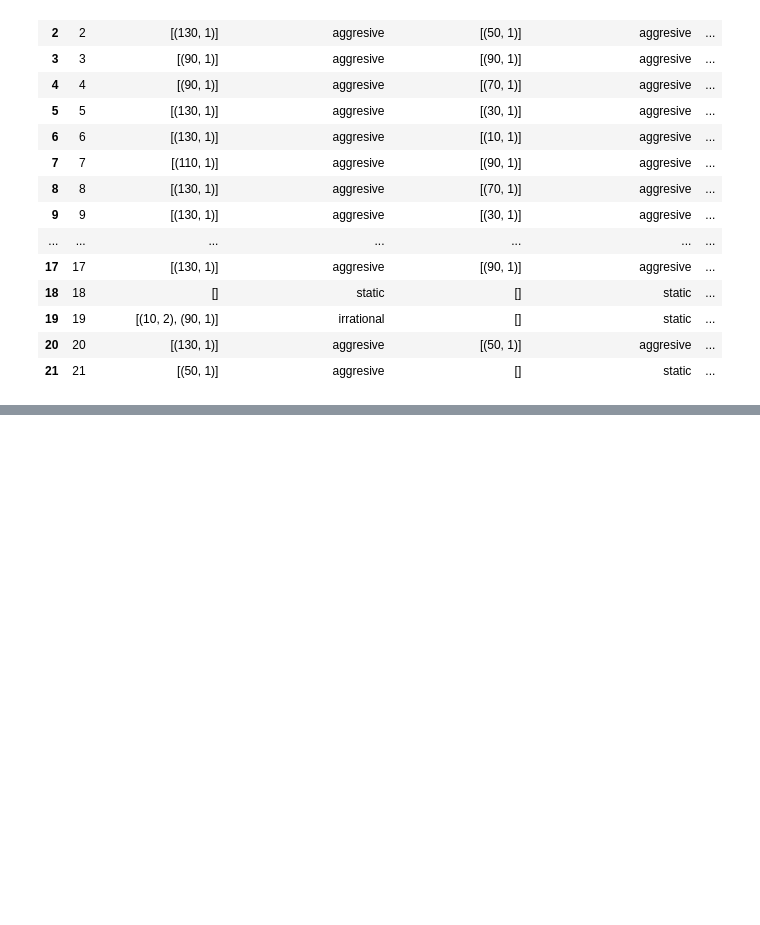
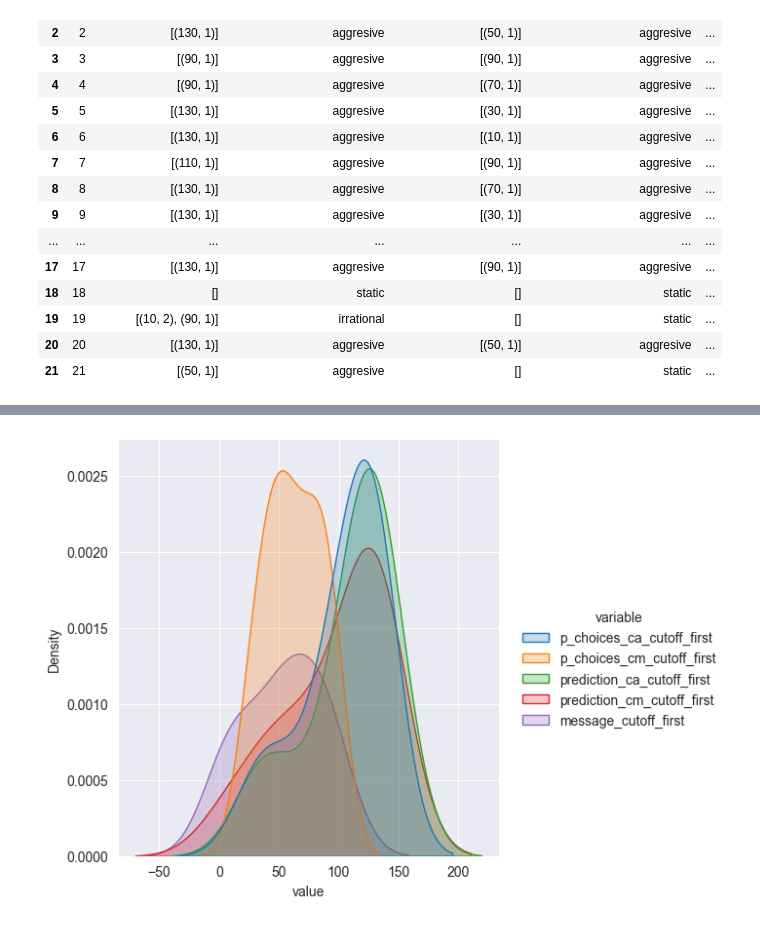
Before and after one commit to VondracekS/thesis_cheap_talk_experiment, a Jupyter notebook: workflow_scripts/treatment_analysis.ipynb, the cells around one changed output, grey strips where cells are left out. Saved outputs shown, nothing was run; the diff lists cells and outputs as text; code cells hidden in the pictures; blank space fills up the shorter version.

```diff
--- a/workflow_scripts/treatment_analysis.ipynb
+++ b/workflow_scripts/treatment_analysis.ipynb
@@ -165,0 +182,9 @@ dwu.get_combination_count(treatment_cutoffs_full, ['p_choices_ca_player_type', '
+# %%
+treatment_cutoffs = treatment_cutoffs_full.loc[(treatment_cutoffs_full['p_choices_ca_player_type'] != 'irrational') &
+                                               (treatment_cutoffs_full['p_choices_cm_player_type'] != 'irrational') &
+                                               (treatment_cutoffs_full['prediction_ca_player_type'] != 'irrational') &
+                                               (treatment_cutoffs_full['prediction_cm_player_type'] != 'irrational') &
+                                               (treatment_cutoffs_full['message_player_type'] != 'irrational')
+
+][['id', 'p_choices_ca_cutoff_first', 'p_choices_cm_cutoff_first', 'prediction_ca_cutoff_first', 'prediction_cm_cutoff_first', 'message_cutoff_first']]
+treatment_cutoffs
@@ -165,0 +205,5 @@ dwu.get_combination_count(treatment_cutoffs_full, ['p_choices_ca_player_type', '
+# %%
+import seaborn as sns
+dwu.plot_densities(treatment_cutoffs)
+# %% [output]
+[figure, added]
```
Also changed, not shown: parts of 20 cells of this notebook, 38 other files.
